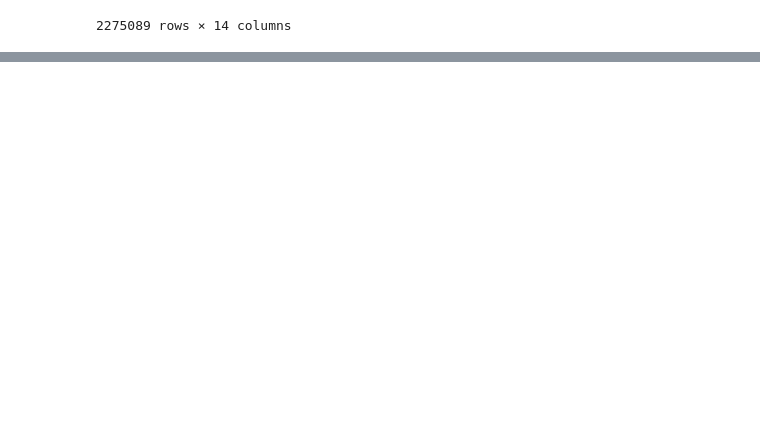
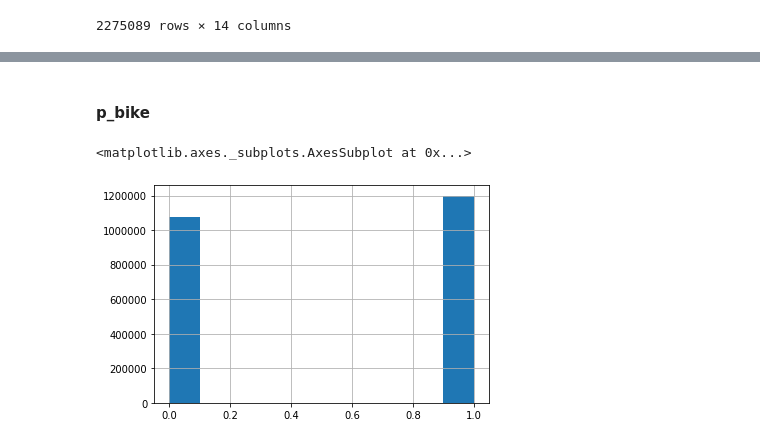
Before and after one commit to Speedfan94/PDS_Project, a Jupyter notebook: notebooks/01_ShowData.ipynb, the cells around one changed output, grey strips where cells are left out. Drawn from its saved outputs; the diff is of its cells as text; code cells hidden in the pictures; blank space fills up the shorter version.

```diff
--- a/notebooks/01_ShowData.ipynb
+++ b/notebooks/01_ShowData.ipynb
@@ -45,0 +249,10 @@ df
+# %% [markdown]
+#### p_bike
+# %%
+#number of p_bike True/ False
+df_clean["p_bike"].astype(int).hist()
+
+#not sure what p_bike is.
+# %% [output]
+<matplotlib.axes._subplots.AxesSubplot at 0x...>
+[figure, added]
```
Also changed, not shown: parts of 33 cells of this notebook.
